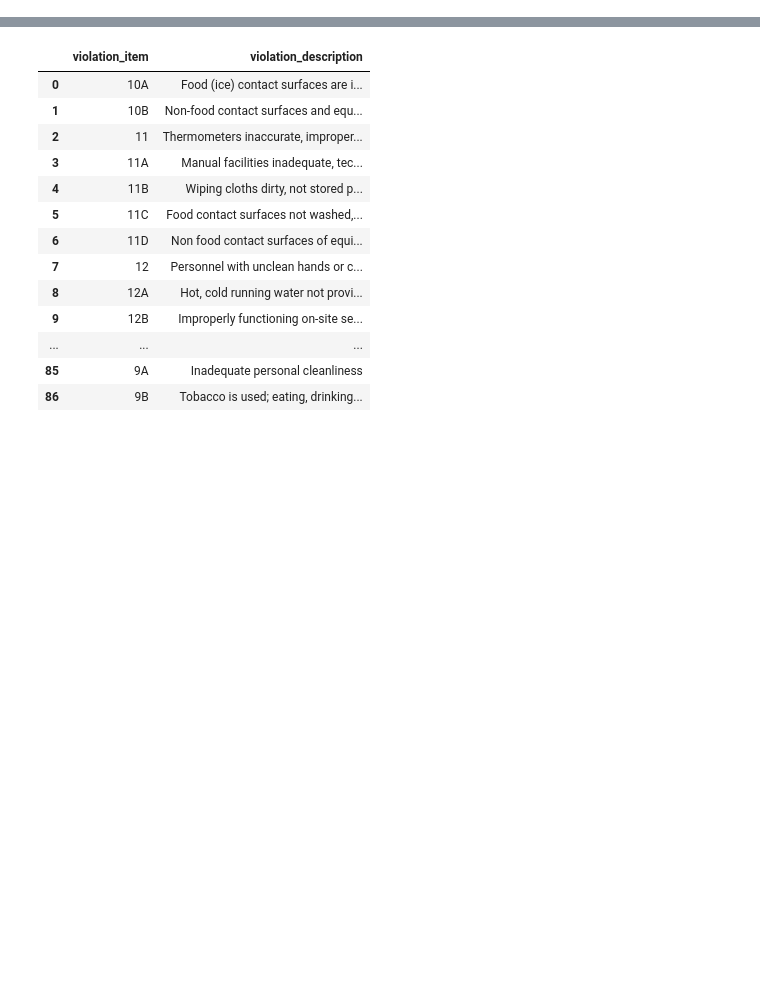
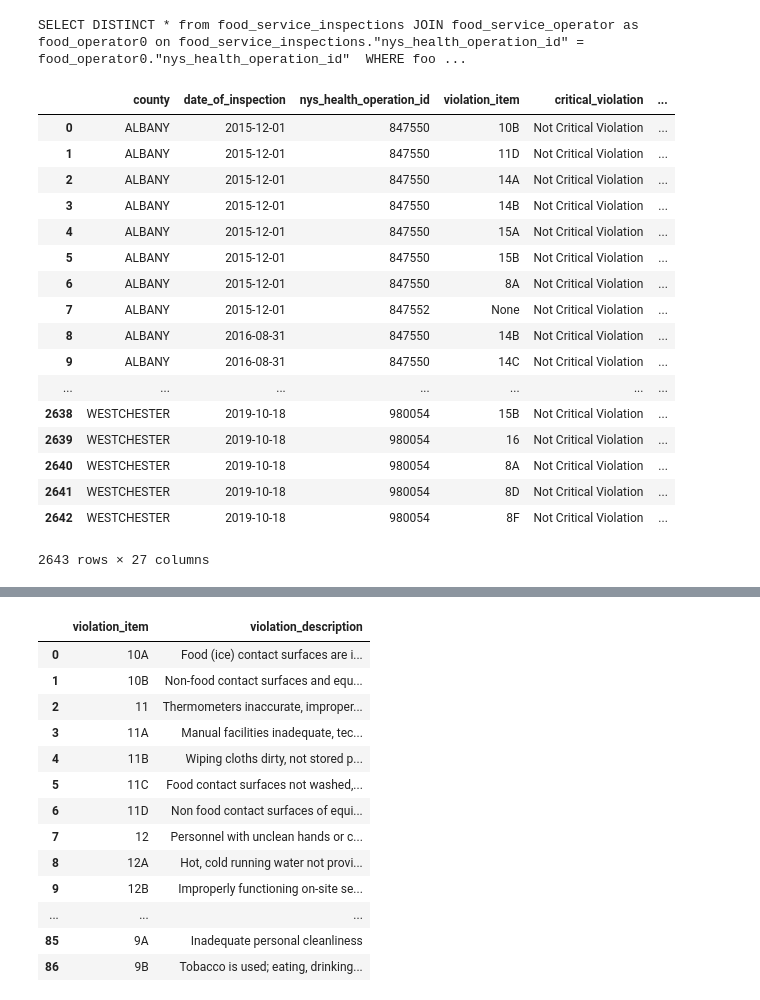
Before and after one commit to Gaurangprasad/DBMS_Fall19_project, a Jupyter notebook: App_Notebook.ipynb, the cells around one changed output, grey strips where cells are left out. Cells and saved outputs as stored; diff of their text form; code cells hidden in the pictures; blank space fills up the shorter version.

```diff
--- a/App_Notebook.ipynb
+++ b/App_Notebook.ipynb
@@ -144,4 +144,27 @@ import pandas
 import matplotlib
 # %%
 fd_vio = FoodViolationData("host='localhost' dbname='test5' user='test5' password='test5'")
+# %%
+# Looking for estabishments that have the word BUFFET in their name
+fd_vio.query().searchByName("BUFFET").run()
+# %% [output]
+SELECT DISTINCT * from food_service_inspections JOIN food_service_operator as food_operator0 on food_service_inspections."nys_health_operation_id" = food_operator0."nys_health_operation_id"  WHERE foo ...
+|  | county | date_of_inspection | nys_health_operation_id | violation_item | critical_violation | ... |
+| 0 | ALBANY | 2015-12-01 | 847550 | 10B | Not Critical Violation | ... |
+| 1 | ALBANY | 2015-12-01 | 847550 | 11D | Not Critical Violation | ... |
+| 2 | ALBANY | 2015-12-01 | 847550 | 14A | Not Critical Violation | ... |
+| 3 | ALBANY | 2015-12-01 | 847550 | 14B | Not Critical Violation | ... |
+| 4 | ALBANY | 2015-12-01 | 847550 | 15A | Not Critical Violation | ... |
+| 5 | ALBANY | 2015-12-01 | 847550 | 15B | Not Critical Violation | ... |
+| 6 | ALBANY | 2015-12-01 | 847550 | 8A | Not Critical Violation | ... |
+| 7 | ALBANY | 2015-12-01 | 847552 | None | Not Critical Violation | ... |
+| 8 | ALBANY | 2016-08-31 | 847550 | 14B | Not Critical Violation | ... |
+| 9 | ALBANY | 2016-08-31 | 847550 | 14C | Not Critical Violation | ... |
+| ... | ... | ... | ... | ... | ... | ... |
+| 2638 | WESTCHESTER | 2019-10-18 | 980054 | 15B | Not Critical Violation | ... |
+| 2639 | WESTCHESTER | 2019-10-18 | 980054 | 16 | Not Critical Violation | ... |
+| 2640 | WESTCHESTER | 2019-10-18 | 980054 | 8A | Not Critical Violation | ... |
+| 2641 | WESTCHESTER | 2019-10-18 | 980054 | 8D | Not Critical Violation | ... |
+| 2642 | WESTCHESTER | 2019-10-18 | 980054 | 8F | Not Critical Violation | ... |
+2643 rows × 27 columns
 # %%
```
Also changed, not shown: parts of 3 cells of this notebook.
